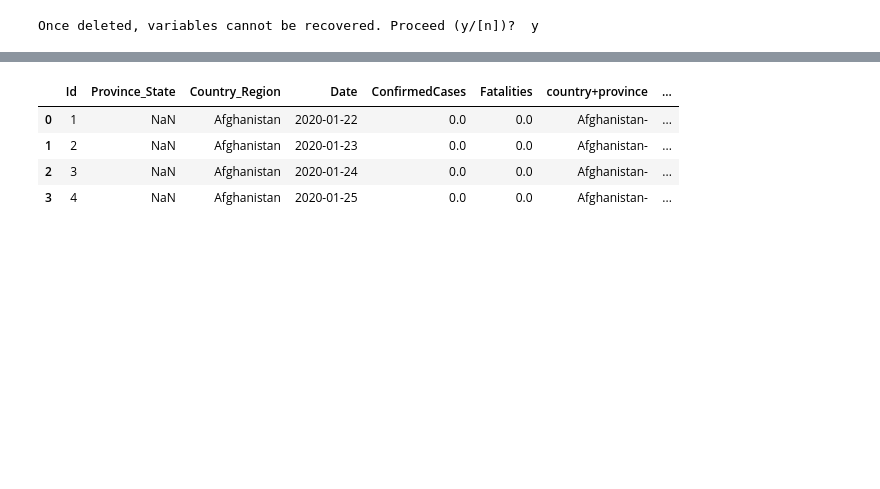
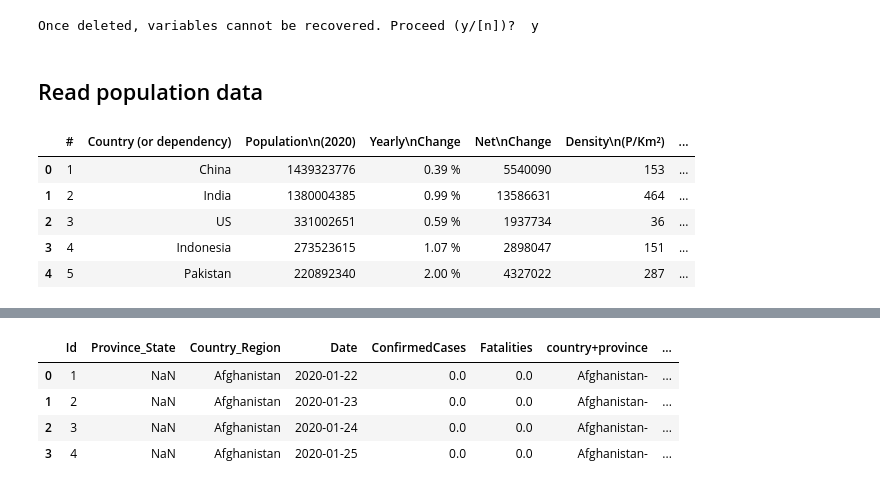
Before and after one commit to mail02ankit/covid19, a Jupyter notebook: ankit_notebook.ipynb, the cells around one changed output, grey strips where cells are left out. Cells and saved outputs as stored; diff of their text form; code cells hidden in the pictures; blank space fills up the shorter version.

```diff
--- a/ankit_notebook.ipynb
+++ b/ankit_notebook.ipynb
@@ -7,3 +7,18 @@ import pandas as pd
 import numpy as np
 import re
 import matplotlib.pyplot as plt
+# %% [markdown]
+## Read population data
+# %%
+df_pop = pd.read_csv('population_countries.csv')
+
+df_pop.head(5)
+# np.sort(df_pop['Country (or dependency)'].unique())
+# len(df_c['Country (or dependency)'].unique())
+# %% [output]
+|  | # | Country (or dependency) | Population\n(2020) | Yearly\nChange | Net\nChange | Density\n(P/Km²) | ... |
+| 0 | 1 | China | 1439323776 | 0.39 % | 5540090 | 153 | ... |
+| 1 | 2 | India | 1380004385 | 0.99 % | 13586631 | 464 | ... |
+| 2 | 3 | US | 331002651 | 0.59 % | 1937734 | 36 | ... |
+| 3 | 4 | Indonesia | 273523615 | 1.07 % | 2898047 | 151 | ... |
+| 4 | 5 | Pakistan | 220892340 | 2.00 % | 4327022 | 287 | ... |
```
Also changed, not shown: parts of 13 cells of this notebook, 1 other file.
